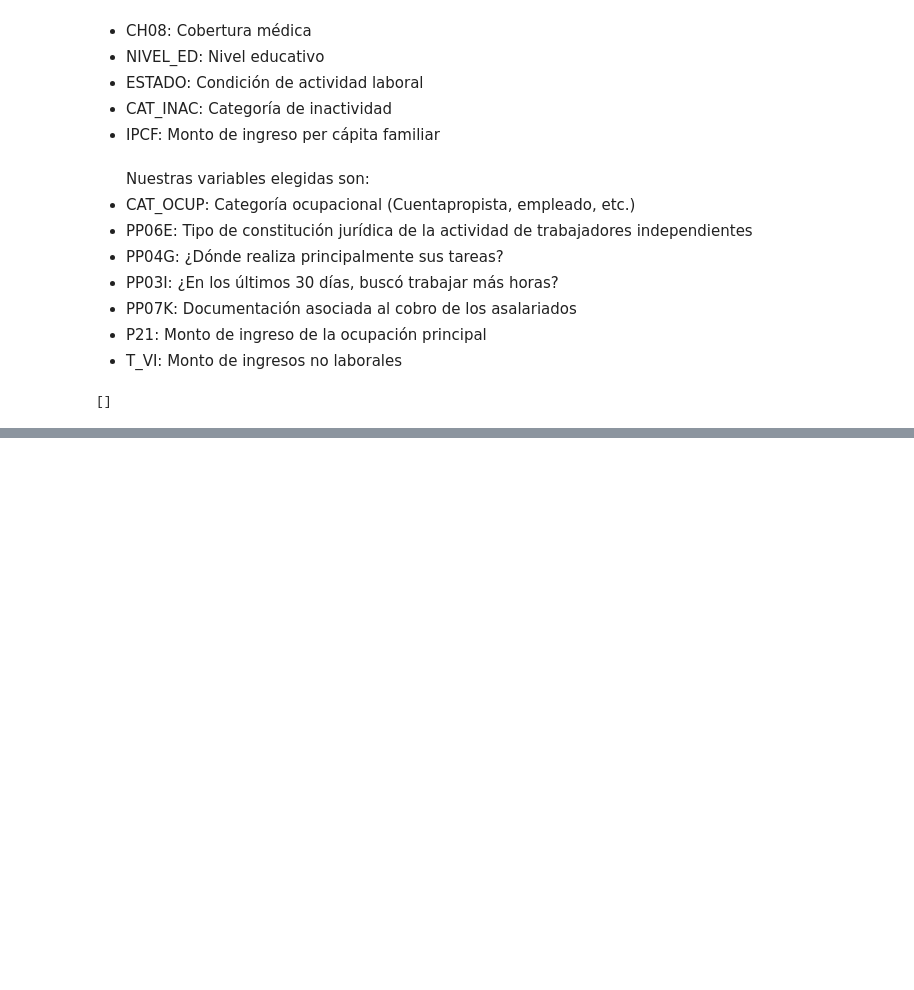
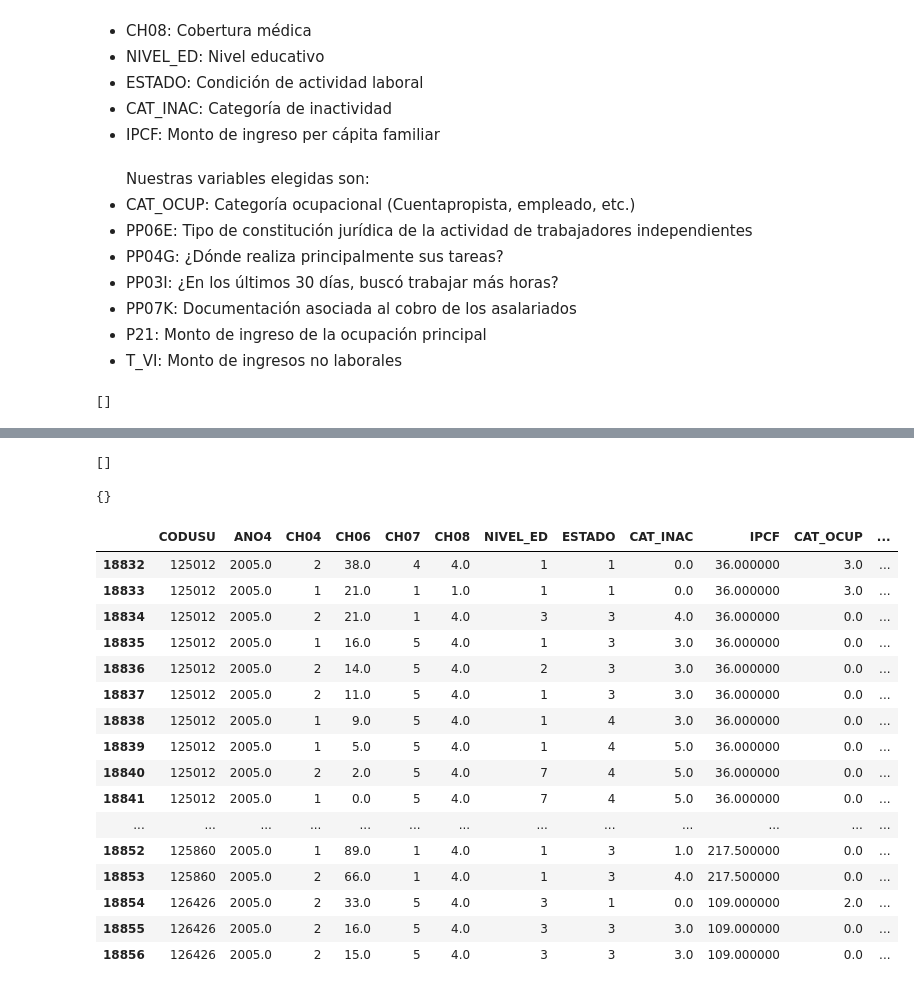
Before and after one commit to StefanoPistoia/Big-Data-Grupo-2, a Jupyter notebook: TP2/BigData_TP2_Grupo2.ipynb, the cells around one changed output, grey strips where cells are left out. Saved outputs shown, nothing was run; the diff lists cells and outputs as text; code cells hidden in the pictures; blank space fills up the shorter version.

```diff
--- a/TP2/BigData_TP2_Grupo2.ipynb
+++ b/TP2/BigData_TP2_Grupo2.ipynb
@@ -85,7 +88,7 @@ print(db25['REGION'].unique())
 # %%
 #Para el proceso de elección de variables, empezamos descartando aquellas variables que figuren sólo en uno de ambos Datasets.
 #Evaluamos cuáles son:
-
+db05.columns = db05.columns.str.upper()  # Modifica el DF
 cols05 = list(db05.columns.str.upper())
 cols25 = list(db25.columns)
 # %%
@@ -214,0 +324,30 @@ Ahora, reemplazamos todos los strings por su correspondiente código especificad
+# %%
+for columna, reemplazos in mapeo_reemplazos.items():
+    for valor_original, valor_nuevo in reemplazos.items():
+        db_recorte.loc[db_recorte[columna] == valor_original, columna] = valor_nuevo
+# %%
+revision(db_recorte)
+# %% [output]
+[]
+
+{}
+# %%
+db_recorte.head(25)
+# %% [output]
+|  | CODUSU | ANO4 | CH04 | CH06 | CH07 | CH08 | NIVEL_ED | ESTADO | CAT_INAC | IPCF | CAT_OCUP | ... |
+| 18832 | 125012 | 2005.0 | 2 | 38.0 | 4 | 4.0 | 1 | 1 | 0.0 | 36.000000 | 3.0 | ... |
+| 18833 | 125012 | 2005.0 | 1 | 21.0 | 1 | 1.0 | 1 | 1 | 0.0 | 36.000000 | 3.0 | ... |
+| 18834 | 125012 | 2005.0 | 2 | 21.0 | 1 | 4.0 | 3 | 3 | 4.0 | 36.000000 | 0.0 | ... |
+| 18835 | 125012 | 2005.0 | 1 | 16.0 | 5 | 4.0 | 1 | 3 | 3.0 | 36.000000 | 0.0 | ... |
+| 18836 | 125012 | 2005.0 | 2 | 14.0 | 5 | 4.0 | 2 | 3 | 3.0 | 36.000000 | 0.0 | ... |
+| 18837 | 125012 | 2005.0 | 2 | 11.0 | 5 | 4.0 | 1 | 3 | 3.0 | 36.000000 | 0.0 | ... |
+| 18838 | 125012 | 2005.0 | 1 | 9.0 | 5 | 4.0 | 1 | 4 | 3.0 | 36.000000 | 0.0 | ... |
+| 18839 | 125012 | 2005.0 | 1 | 5.0 | 5 | 4.0 | 1 | 4 | 5.0 | 36.000000 | 0.0 | ... |
+| 18840 | 125012 | 2005.0 | 2 | 2.0 | 5 | 4.0 | 7 | 4 | 5.0 | 36.000000 | 0.0 | ... |
+| 18841 | 125012 | 2005.0 | 1 | 0.0 | 5 | 4.0 | 7 | 4 | 5.0 | 36.000000 | 0.0 | ... |
+| ... | ... | ... | ... | ... | ... | ... | ... | ... | ... | ... | ... | ... |
+| 18852 | 125860 | 2005.0 | 1 | 89.0 | 1 | 4.0 | 1 | 3 | 1.0 | 217.500000 | 0.0 | ... |
+| 18853 | 125860 | 2005.0 | 2 | 66.0 | 1 | 4.0 | 1 | 3 | 4.0 | 217.500000 | 0.0 | ... |
+| 18854 | 126426 | 2005.0 | 2 | 33.0 | 5 | 4.0 | 3 | 1 | 0.0 | 109.000000 | 2.0 | ... |
+| 18855 | 126426 | 2005.0 | 2 | 16.0 | 5 | 4.0 | 3 | 3 | 3.0 | 109.000000 | 0.0 | ... |
+| 18856 | 126426 | 2005.0 | 2 | 15.0 | 5 | 4.0 | 3 | 3 | 3.0 | 109.000000 | 0.0 | ... |
```
Also changed, not shown: parts of 5 cells of this notebook.
